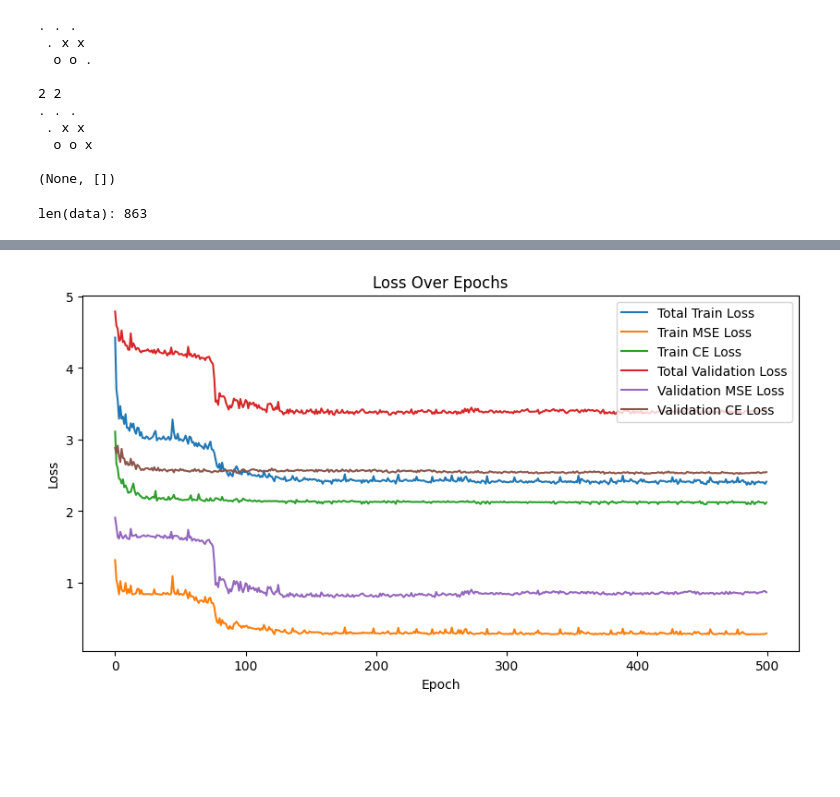
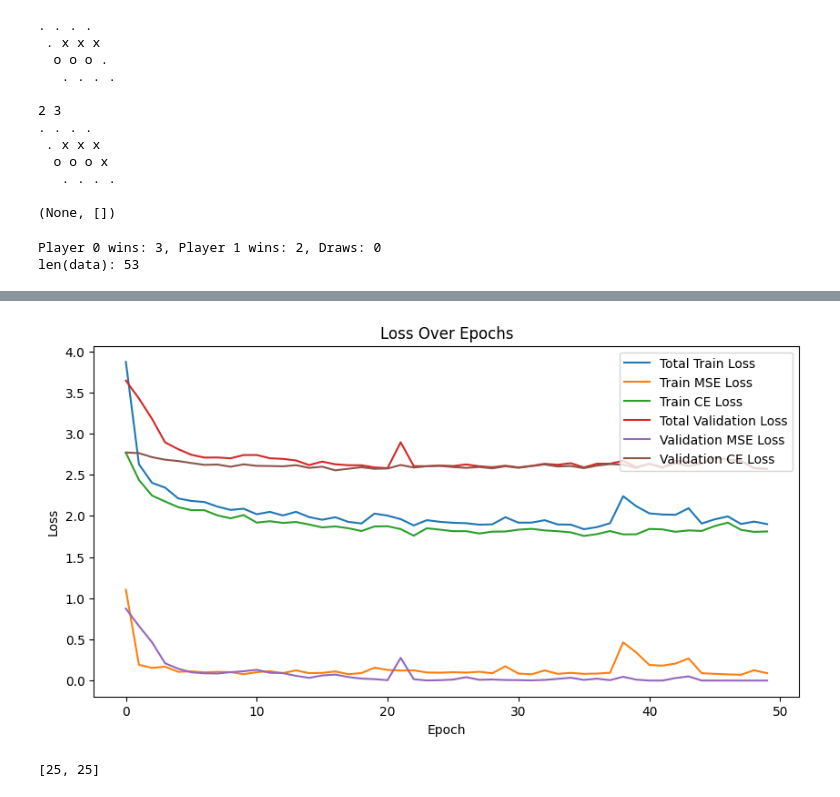
Before and after one commit to paulkroe/HexSolver, a Jupyter notebook: demo.ipynb, the cells around one changed output, grey strips where cells are left out. Saved outputs shown, nothing was run; the diff lists cells and outputs as text; code cells hidden in the pictures; blank space fills up the shorter version.

Commit message:
Fix bug in preprocessing. Seperated policy and value head.

```diff
--- a/demo.ipynb
+++ b/demo.ipynb
@@ -117,7 +118,7 @@ for i in range(0, hex.SIZE-1):
 print(game)
 model = cnn.AlphaZeroNetwork(hex.SIZE, hex.SIZE)
 tree = mcts.MCTS(game, model)
-(x, y) = tree.run(1000)
+(x, y) = tree.run(100)
 tree.visualize()
 print(x, y)
 game.place_piece(x, y)
@@ -125,18 +126,21 @@ print(game)
 print(game.check_winner())
 game.take_turn()
 # %% [output]
-. . .
- . x x
-  o o .
+. . . .
+ . x x x
+  o o o .
+   . . . .
 
-2 2
-. . .
- . x x
-  o o x
+2 3
+. . . .
+ . x x x
+  o o o x
+   . . . .
 
 (None, [])
 # %%
 import random
+import importlib
 import Game.Hex as hex
 importlib.reload(hex)
 import Data.preprocess_data as preprocess_data
@@ -156,10 +160,11 @@ model = cnn.AlphaZeroNetwork(hex.SIZE, hex.SIZE)
 agent_ = agent.Agent(model)
 
 SelfGame = self_play.SelfPlay(agent_)
-data = SelfGame.generate_data(50, 1, shuffle=True)
+data = SelfGame.generate_data(5, 1, shuffle=True)
 print(f"len(data): {len(data)}")
 # %% [output]
-len(data): 863
+Player 0 wins: 3, Player 1 wins: 2, Draws: 0
+len(data): 53
 # %%
 import random
 import Game.Hex as hex
@@ -179,5 +184,5 @@ importlib.reload(self_play)
 
 model = cnn.AlphaZeroNetwork(hex.SIZE, hex.SIZE)
 agent_ = agent.Agent(model)
-agent_.train(data, 500, 0.001, 4)
+agent_.train(data, epochs=50, lr=0.0001, batch_size=4, l2=1)
 # %% [output]
@@ -201 +206,28 @@ agent_.train(data, 500, 0.001, 4)
-[figure, old version]
+[figure, new version]
+# %%
+import random
+import Game.Hex as hex
+importlib.reload(hex)
+import Data.preprocess_data as preprocess_data
+importlib.reload(preprocess_data)
+import Agent.Networks.CNN as cnn
+importlib.reload(cnn)
+import Agent.MCTS as mcts
+importlib.reload(mcts)
+import tests.RandomModel as random_model
+importlib.reload(random_model)
+import Agent.agent as agent
+importlib.reload(agent)
+import Training.SelfPlay as self_play
+importlib.reload(self_play)
+import Training.Match as match
+importlib.reload(match)
+model0 = random_model.RandModel()
+agent0 = agent.Agent(model0)
+wins = [0,0]
+for _ in tqdm(range(50)):
+    winner = match.match(agent_, agent0, False)
+    wins[winner] += 1
+print(wins)
+# %% [output]
+[25, 25]
```
Also changed, not shown: parts of 6 cells of this notebook, 7 other files.
